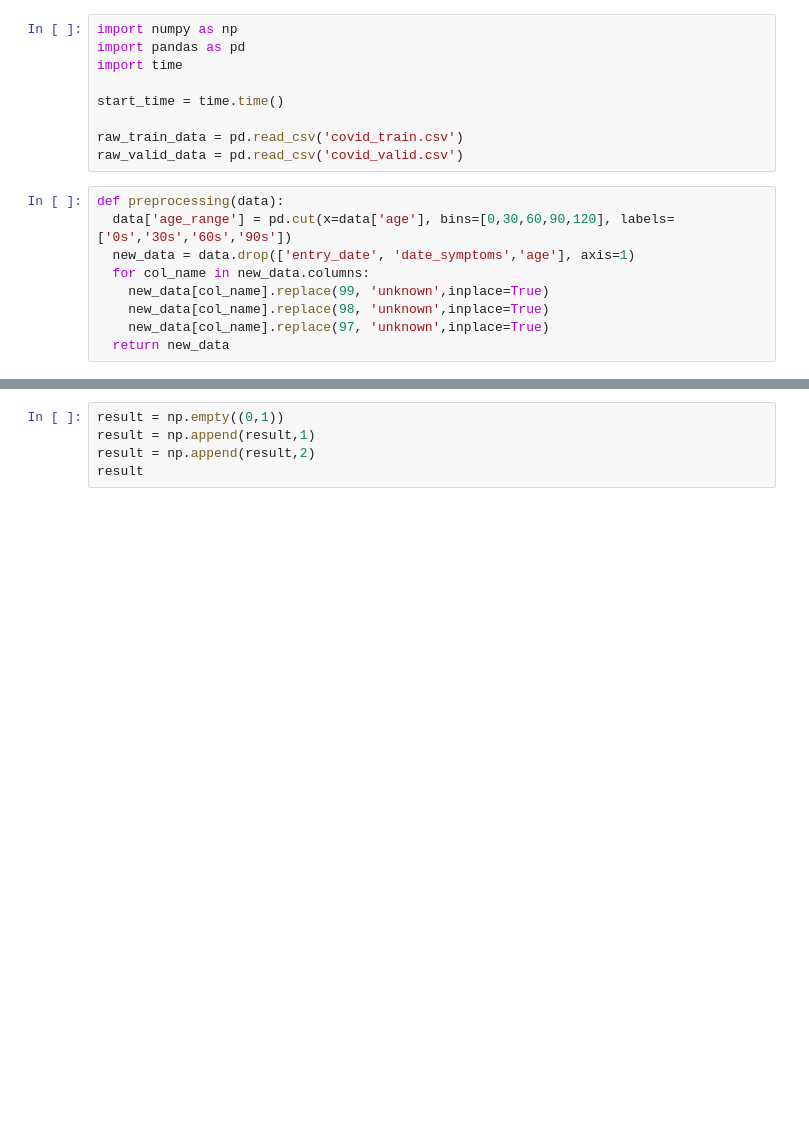
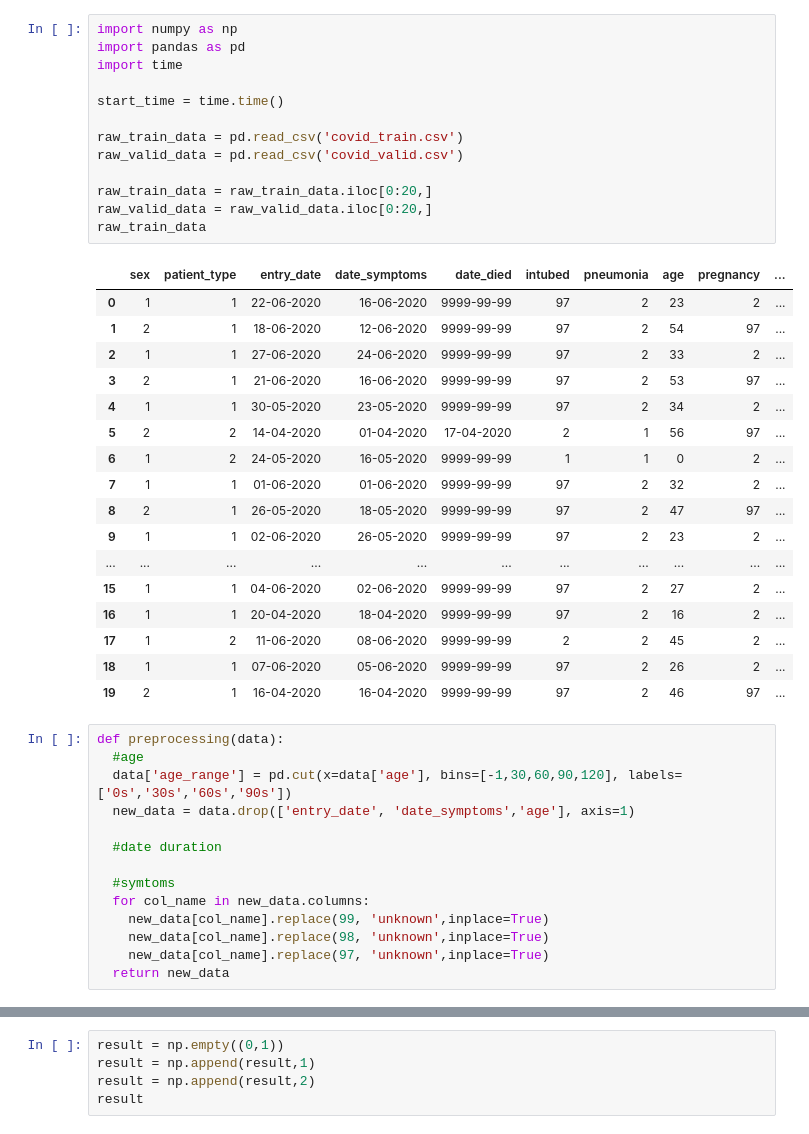
Before and after one commit to luhan68/CS165A, a Jupyter notebook: MP1.ipynb, the cells around one changed output, grey strips where cells are left out. Drawn from its saved outputs; the diff is of its cells as text; blank space fills up the shorter version.

```diff
--- a/MP1.ipynb
+++ b/MP1.ipynb
@@ -1,16 +1,43 @@
 # %%
 import numpy as np
 import pandas as pd
 import time
 
 start_time = time.time()
 
 raw_train_data = pd.read_csv('covid_train.csv')
 raw_valid_data = pd.read_csv('covid_valid.csv')
+
+raw_train_data = raw_train_data.iloc[0:20,]
+raw_valid_data = raw_valid_data.iloc[0:20,]
+raw_train_data
+# %% [output]
+|  | sex | patient_type | entry_date | date_symptoms | date_died | intubed | pneumonia | age | pregnancy | ... |
+| 0 | 1 | 1 | 22-06-2020 | 16-06-2020 | 9999-99-99 | 97 | 2 | 23 | 2 | ... |
+| 1 | 2 | 1 | 18-06-2020 | 12-06-2020 | 9999-99-99 | 97 | 2 | 54 | 97 | ... |
+| 2 | 1 | 1 | 27-06-2020 | 24-06-2020 | 9999-99-99 | 97 | 2 | 33 | 2 | ... |
+| 3 | 2 | 1 | 21-06-2020 | 16-06-2020 | 9999-99-99 | 97 | 2 | 53 | 97 | ... |
+| 4 | 1 | 1 | 30-05-2020 | 23-05-2020 | 9999-99-99 | 97 | 2 | 34 | 2 | ... |
+| 5 | 2 | 2 | 14-04-2020 | 01-04-2020 | 17-04-2020 | 2 | 1 | 56 | 97 | ... |
+| 6 | 1 | 2 | 24-05-2020 | 16-05-2020 | 9999-99-99 | 1 | 1 | 0 | 2 | ... |
+| 7 | 1 | 1 | 01-06-2020 | 01-06-2020 | 9999-99-99 | 97 | 2 | 32 | 2 | ... |
+| 8 | 2 | 1 | 26-05-2020 | 18-05-2020 | 9999-99-99 | 97 | 2 | 47 | 97 | ... |
+| 9 | 1 | 1 | 02-06-2020 | 26-05-2020 | 9999-99-99 | 97 | 2 | 23 | 2 | ... |
+| ... | ... | ... | ... | ... | ... | ... | ... | ... | ... | ... |
+| 15 | 1 | 1 | 04-06-2020 | 02-06-2020 | 9999-99-99 | 97 | 2 | 27 | 2 | ... |
+| 16 | 1 | 1 | 20-04-2020 | 18-04-2020 | 9999-99-99 | 97 | 2 | 16 | 2 | ... |
+| 17 | 1 | 2 | 11-06-2020 | 08-06-2020 | 9999-99-99 | 2 | 2 | 45 | 2 | ... |
+| 18 | 1 | 1 | 07-06-2020 | 05-06-2020 | 9999-99-99 | 97 | 2 | 26 | 2 | ... |
+| 19 | 2 | 1 | 16-04-2020 | 16-04-2020 | 9999-99-99 | 97 | 2 | 46 | 97 | ... |
 # %%
 def preprocessing(data):
-  data['age_range'] = pd.cut(x=data['age'], bins=[0,30,60,90,120], labels=['0s','30s','60s','90s'])
+  #age
+  data['age_range'] = pd.cut(x=data['age'], bins=[-1,30,60,90,120], labels=['0s','30s','60s','90s'])
   new_data = data.drop(['entry_date', 'date_symptoms','age'], axis=1)
+
+  #date duration
+
+  #symtoms
   for col_name in new_data.columns:
     new_data[col_name].replace(99, 'unknown',inplace=True)
     new_data[col_name].replace(98, 'unknown',inplace=True)
```
Also changed, not shown: parts of 12 cells of this notebook.
